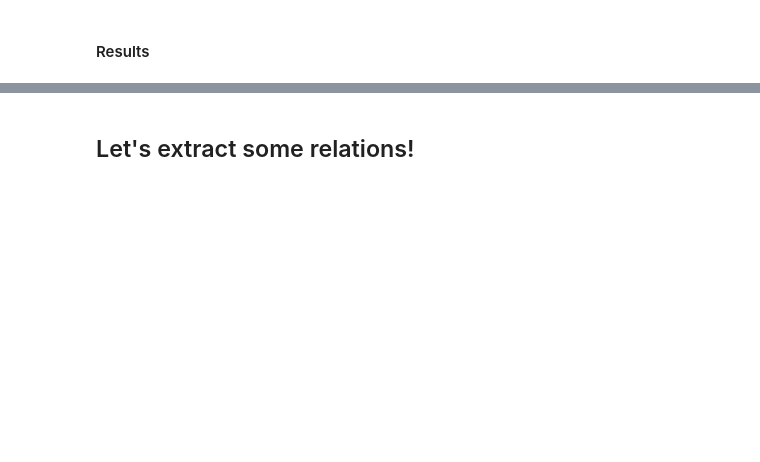
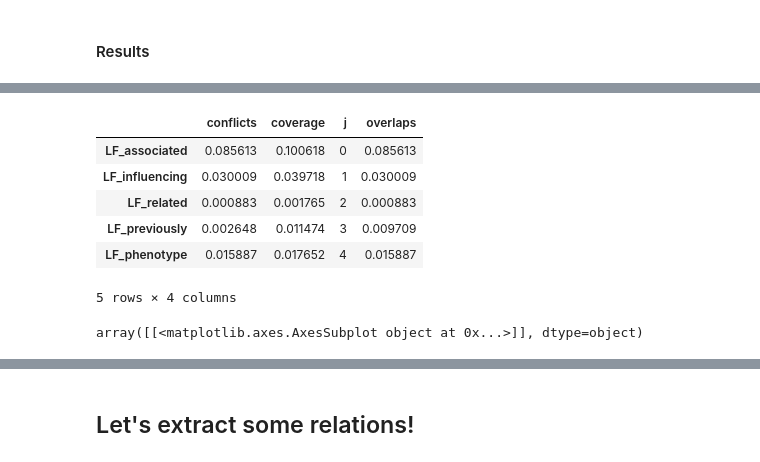
Before and after one commit to kuleshov/gwaskb, a Jupyter notebook: notebooks/text-extraction.ipynb, the cells around one changed output, grey strips where cells are left out. Drawn from its saved outputs; the diff is of its cells as text; code cells hidden in the pictures; blank space fills up the shorter version.

```diff
--- a/notebooks/text-extraction.ipynb
+++ b/notebooks/text-extraction.ipynb
@@ -495,7 +536,8 @@ DDL.set_holdout(idxs)
 # load set of dictionary phenotypes
 kb = KnowledgeBase()
 phenotype_list = kb.get_phenotype_candidates() # TODO: load disease names from NCBI
-phenotype_list = [stemmer.stem(phenotype) for phenotype in phenotype_list]
+# phenotype_list = [stemmer.stem(phenotype) for phenotype in phenotype_list]
+phenotype_list = [phenotype for phenotype in phenotype_list]
 phenotype_set = set(phenotype_list)
 
 def LF_in_set(m):
@@ -513,25 +555,35 @@ def LF_phenotype(m):
 def LF_previously(m):
     return -1 if 'previously' in m.pre_window('lemmas', 8) else 0
 def LF_obese(m):
-    return -1 if 'obese' in m.mention('words') and len(m.mention('words')) == 1 else 0
+    words = m.get_span().split(' ')
+    return -1 if 'obese' in words and len(words) == 1 else 0
 def LF_further(m):
-    return -1 if 'further' in m.lemmas or 'furthermore' in m.lemmas else 0
+    lemmas = m.get_attrib_span('lemmas').split(' ')
+    return -1 if 'further' in lemmas or 'furthermore' in lemmas else 0
 def LF_also(m):
-    return -1 if 'also' in m.words else 0
+    words = m.get_span().split(' ')
+    return -1 if 'also' in words else 0
 def LF_age(m):
-    return -1 if 'age' in m.mention('words') or 'aging' in m.mention('words') or 'ages' in m.mention('words') else 0
+    words = m.get_span().split(' ')
+    return -1 if 'age' in words or 'aging' in words or 'ages' in words else 0
 def LF_trait(m):
-    return -1 if 'trait' in m.mention('lemmas') else 0
+    lemmas = m.get_attrib_span('lemmas').split(' ')
+    return -1 if 'trait' in lemmas else 0
 def LF_weight(m):
-    return -1 if 'weight' in m.mention('lemmas') else 0
+    lemmas = m.get_attrib_span('lemmas').split(' ')
+    return -1 if 'weight' in lemmas else 0
 def LF_recently(m):
-    return -1 if 'recently' in m.words else 0
+    words = m.get_span().split(' ')
+    return -1 if 'recently' in words else 0
 def LF_addit(m):
-    return -1 if 'addit' in m.lemmas else 0
+    lemmas = m.get_attrib_span('lemmas').split(' ')
+    return -1 if 'addit' in lemmas else 0
 def LF_may(m):
-    return -1 if 'may' in m.words else 0
+    words = m.get_span().split(' ')
+    return -1 if 'may' in words else 0
 def LF_short(m):
-    return -1 if len(m.mention('lemmas')) == 1 in m.lemmas else 0
+    lemmas = m.get_attrib_span('lemmas').split(' ')
+    return -1 if len(lemmas) == 1 else 0
 # %%
 LFs = [LF_associated, LF_influencing, LF_related, LF_previously, LF_phenotype, LF_obese, LF_further,
        LF_also, LF_age, LF_trait, LF_weight, LF_recently, LF_addit, LF_may, LF_short]
@@ -549,0 +590,5 @@ u'previous'
+# %%
+from snorkel.snorkel import TrainingSet
+from snorkel.features import NgramFeaturizer
+
+training_set = TrainingSet(training_candidates, LFs, featurizer=NgramFeaturizer())
@@ -640,0 +644,15 @@ Wall time: 29.1 s
+# %%
+lf_stats = training_set.lf_stats()
+lf_stats[:5]
+# %% [output]
+|  | conflicts | coverage | j | overlaps |
+| LF_associated | 0.085613 | 0.100618 | 0 | 0.085613 |
+| LF_influencing | 0.030009 | 0.039718 | 1 | 0.030009 |
+| LF_related | 0.000883 | 0.001765 | 2 | 0.000883 |
+| LF_previously | 0.002648 | 0.011474 | 3 | 0.009709 |
+| LF_phenotype | 0.015887 | 0.017652 | 4 | 0.015887 |
+5 rows × 4 columns
+# %%
+lf_stats.hist("coverage")
+# %% [output]
+array([[<matplotlib.axes.AxesSubplot object at 0x...>]], dtype=object)
```
Also changed, not shown: parts of 56 cells of this notebook, 3 other files.
